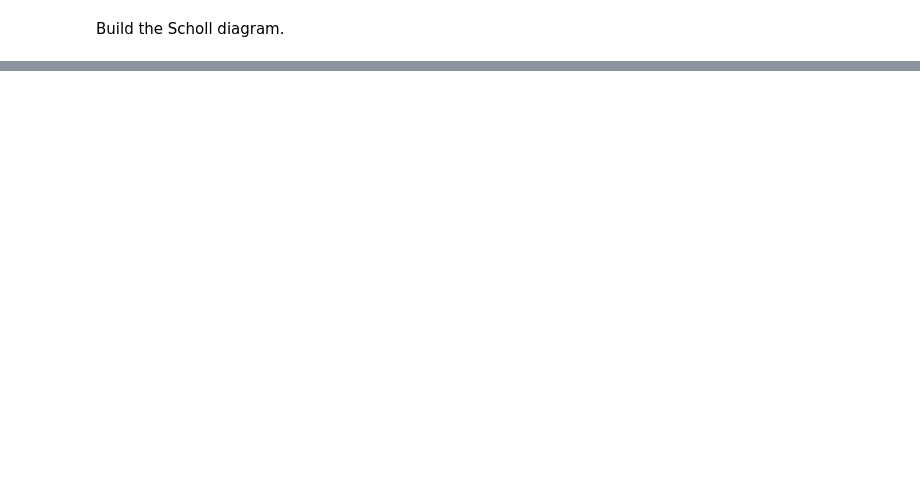
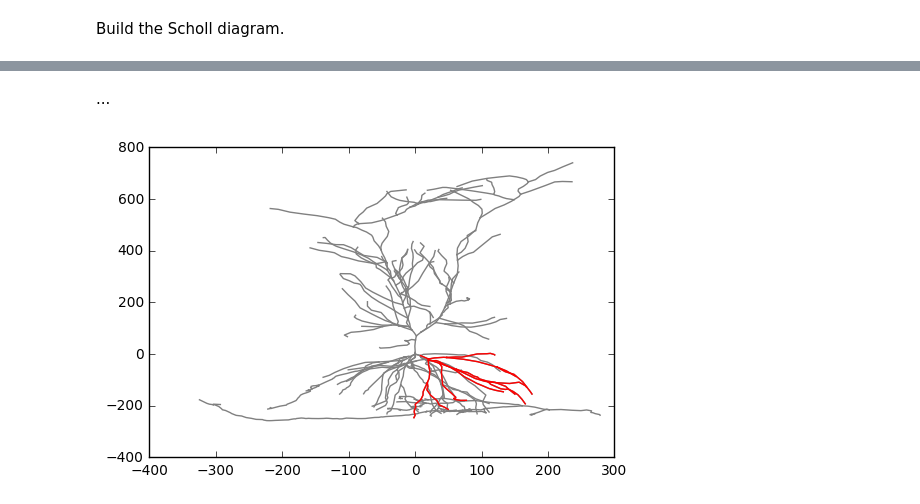
Before and after one commit to a1eko/morphon, a Jupyter notebook: examples/examples.ipynb, the cells around one changed output, grey strips where cells are left out. Drawn from its saved outputs; the diff is of its cells as text; code cells hidden in the pictures; blank space fills up the shorter version.

```diff
--- a/examples/examples.ipynb
+++ b/examples/examples.ipynb
@@ -105,0 +155,9 @@ plt.grid(True)
+# %% [markdown]
+...
+# %%
+subtree = m.copy(553)
+fig, ax = plt.subplots()
+morphon.plot(m, ax, color='grey')
+morphon.plot(subtree, ax, color='red')
+# %% [output]
+[figure, added]
```
Also changed, not shown: parts of 27 cells of this notebook, 9 other files.
